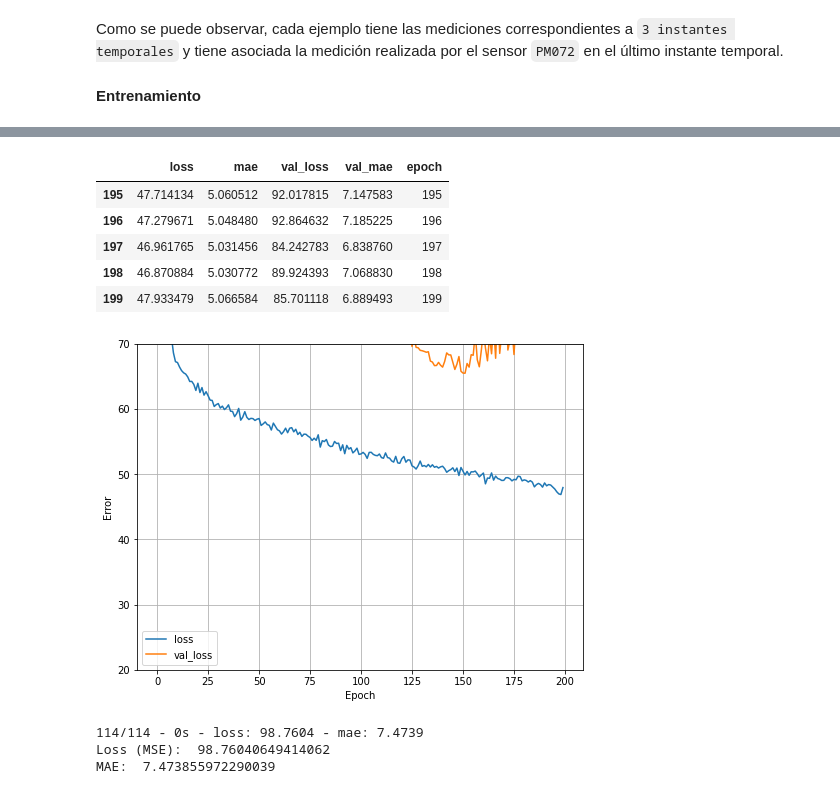
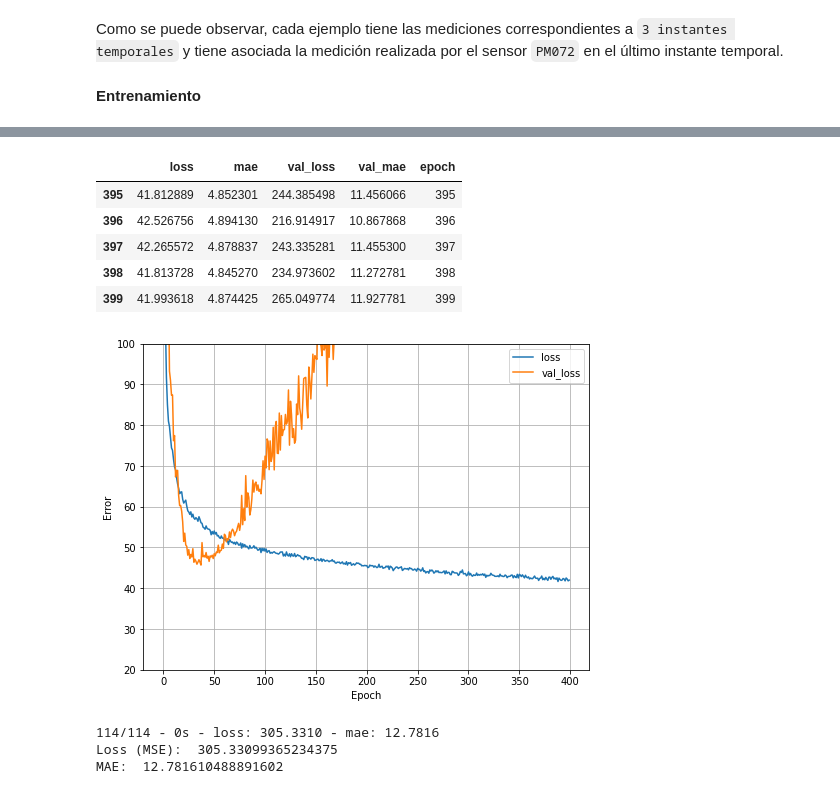
Before and after one commit to albertopmp/TFG, a Jupyter notebook: src/TrafficFlow.ipynb, the cells around one changed output, grey strips where cells are left out. Drawn from its saved outputs; the diff is of its cells as text; code cells hidden in the pictures.

```diff
--- a/src/TrafficFlow.ipynb
+++ b/src/TrafficFlow.ipynb
@@ -738,7 +1061,7 @@ for i in range(len(dates)-2):
 Una vez obtenida la lista de los timesteps para los que sí hay dos mediciones consecutivas, se debe crear el vector de
 características anteriormente comentado.
 # %%
-aux_list = [], new_features = [], new_dates = [], new_labels = []
+aux_list, new_features, new_dates, new_labels = [], [], [], []
 for i in correct_dates_index:
     v = df_1_multi_timestep.iloc[i:i+3].to_numpy() # Recupera 3 dilas
     new_features.append(np.append(aux_list, v)) # Une las tres filas en un array y lo añade a una lista
@@ -771,7 +1108,7 @@ def prepare_multi_timestep_df(df_MLP):
         if( (dates[i+1]-dates[i] == datetime.timedelta(minutes=5)) & (dates[i+2]-dates[i] == datetime.timedelta(minutes=10)) ):
             correct_dates_index.append(i)
 
-    aux_list = [], new_features = [], new_dates = [], new_labels = []
+    aux_list, new_features, new_dates, new_labels = [], [], [], []
     for i in correct_dates_index:
         v = df_multi_timestep.iloc[i:i+3].to_numpy() # Recupera 3 filas
         new_features.append(np.append(aux_list, v)) # Une las tres filas en un array y lo añade a una lista
@@ -2139,13 +2605,17 @@ def get_callbacks():
 
 def build_and_compile_model():
   model = tf.keras.Sequential([
-      layers.LSTM(64, kernel_regularizer=regularizers.l2(0.0001),
+      layers.LSTM(16, kernel_regularizer=regularizers.l2(0.0001),
                    activation='relu', return_sequences=True,
                    input_shape=(train_inputs.shape[1], train_inputs.shape[2]) ),
-      layers.Dropout(0.5),
-      layers.LSTM(64, kernel_regularizer=regularizers.l2(0.0001),
+      layers.Dropout(0.2),
+      layers.LSTM(8, kernel_regularizer=regularizers.l2(0.0001),
+                    return_sequences=True,
+                    activation='relu'),
+      layers.Dropout(0.2),
+      layers.LSTM(16,kernel_regularizer=regularizers.l2(0.0001),
                    activation='relu'),
-      layers.Dropout(0.5),
+      layers.Dropout(0.2),
       layers.Dense(1)
   ])
 
@@ -2154,7 +2624,7 @@ def build_and_compile_model():
 
   model.compile(
         loss=tf.keras.losses.MeanSquaredError(),
-        optimizer=tf.keras.optimizers.Adam(learning_rate=0.0001),
+        optimizer=tf.keras.optimizers.Adam(learning_rate=0.0005),
         metrics=['mae']
   )
 
@@ -2190,8 +2659,8 @@ history = model.fit(
     verbose=0,
     shuffle = False,
     callbacks=get_callbacks(),
-    batch_size=32,
-    epochs=200
+    batch_size=64,
+    epochs=400
 )
 # %% [output]
 .........................
@@ -2216,36 +2686,36 @@ hist['epoch'] = history.epoch
 hist.tail()
 # %% [output]
 |  | loss | mae | val_loss | val_mae | epoch |
-| 195 | 47.714134 | 5.060512 | 92.017815 | 7.147583 | 195 |
-| 196 | 47.279671 | 5.048480 | 92.864632 | 7.185225 | 196 |
-| 197 | 46.961765 | 5.031456 | 84.242783 | 6.838760 | 197 |
-| 198 | 46.870884 | 5.030772 | 89.924393 | 7.068830 | 198 |
-| 199 | 47.933479 | 5.066584 | 85.701118 | 6.889493 | 199 |
+| 395 | 41.812889 | 4.852301 | 244.385498 | 11.456066 | 395 |
+| 396 | 42.526756 | 4.894130 | 216.914917 | 10.867868 | 396 |
+| 397 | 42.265572 | 4.878837 | 243.335281 | 11.455300 | 397 |
+| 398 | 41.813728 | 4.845270 | 234.973602 | 11.272781 | 398 |
+| 399 | 41.993618 | 4.874425 | 265.049774 | 11.927781 | 399 |
 # %%
 def plot_loss(history):
     plt.plot(history.history['loss'], label='loss')
     plt.plot(history.history['val_loss'], label='val_loss')
-    plt.ylim([20, 70])
+    plt.ylim([20, 100])
     plt.xlabel('Epoch')
     plt.ylabel('Error')
     plt.legend()
     plt.grid(True)
 
 plot_loss(history)
 # %% [output]
-[figure, old version]
+[figure, new version]
 # %%
 # Se guardan las predicciones en un df
-predictions = pd.DataFrame(model.predict(test_inputs), columns = ['predictions'])
+predictions = pd.DataFrame(model.predict(test_inputs), columns = ['prediction'])
 
 # Evaluar el modelo para el conjunto de test
 loss, mae = model.evaluate(test_inputs, test_outputs, verbose=2)
 print('Loss (MSE): ', loss)
 print('MAE: ', mae)
 # %% [output]
-114/114 - 0s - loss: 98.7604 - mae: 7.4739
-Loss (MSE):  98.76040649414062
-MAE:  7.473855972290039
+114/114 - 0s - loss: 305.3310 - mae: 12.7816
+Loss (MSE):  305.33099365234375
+MAE:  12.781610488891602
 # %%
 def sigmoid(x):
     return 1/(1+np.exp(-x))
```
Also changed, not shown: parts of 68 cells of this notebook.
